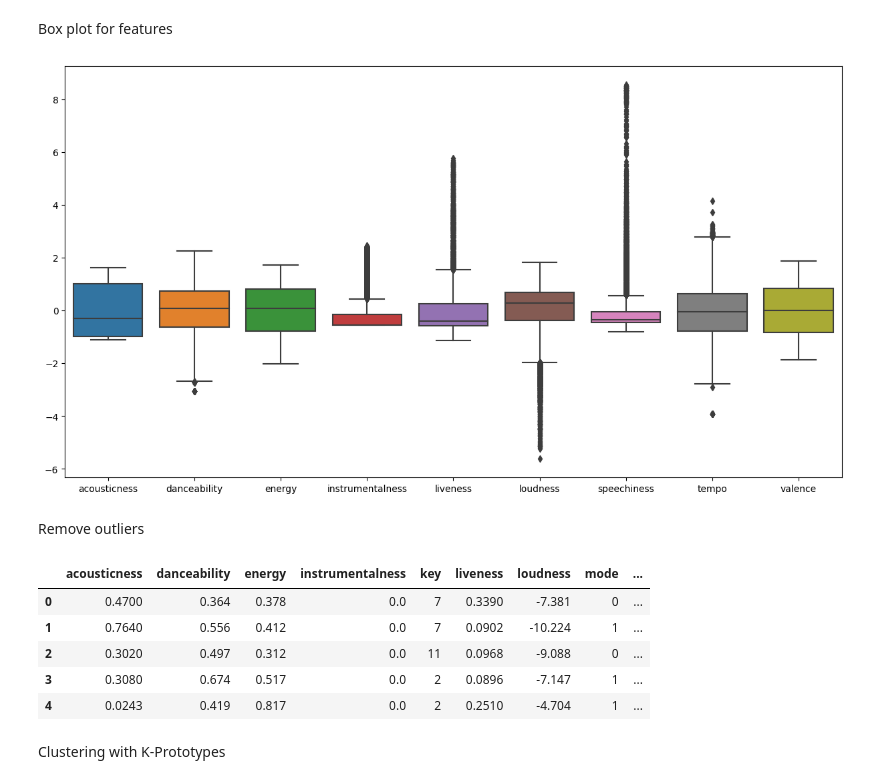
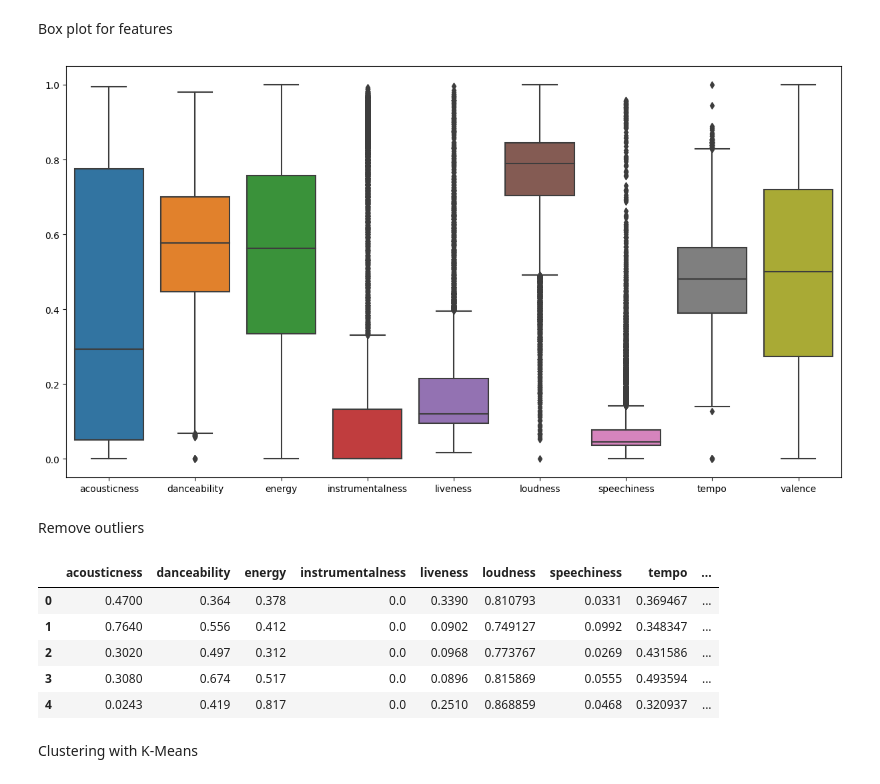
Before and after one commit to ninh-nd/spotify-rec, a Jupyter notebook: seed/data.ipynb, the cells around one changed output. Cells and saved outputs as stored; diff of their text form; code cells hidden in the pictures.

Commit message:
Finish Kmeans clustering

```diff
--- a/seed/data.ipynb
+++ b/seed/data.ipynb
@@ -47,30 +47,30 @@ Box plot for features
 # %%
 
 from sklearn.preprocessing import StandardScaler
-x = df.loc[:, features].values
-x = StandardScaler().fit_transform(x)
-x = pd.DataFrame(x, columns=features)
-sns.boxplot(data=x)
+# Scale tempo and loudness to [0, 1]
+for col in ['loudness', 'tempo']:
+    df[col] = ((df[col] - df[col].min()) / (df[col].max() - df[col].min()))
+sns.boxplot(data=df[features])
 # Resize plot
 plt.gcf().set_size_inches(15, 8)
 plt.show()
 # %% [output]
-[figure, old version]
+[figure, new version]
 # %% [markdown]
 Remove outliers
 # %%
 # Remove any data with tempo = 0
 no_out_df = df[df['tempo'] != 0]
-# Remove the first and the last column
-no_out_df = no_out_df.iloc[:, 1:-1]
+# Remove key, mode, time_signature, and genre for training model
+no_out_df = no_out_df.drop(['key', 'mode', 'time_signature', 'genres', 'id'], axis=1)
 no_out_df.head()
 # %% [output]
-|  | acousticness | danceability | energy | instrumentalness | key | liveness | loudness | mode | ... |
-| 0 | 0.4700 | 0.364 | 0.378 | 0.0 | 7 | 0.3390 | -7.381 | 0 | ... |
-| 1 | 0.7640 | 0.556 | 0.412 | 0.0 | 7 | 0.0902 | -10.224 | 1 | ... |
-| 2 | 0.3020 | 0.497 | 0.312 | 0.0 | 11 | 0.0968 | -9.088 | 0 | ... |
-| 3 | 0.3080 | 0.674 | 0.517 | 0.0 | 2 | 0.0896 | -7.147 | 1 | ... |
-| 4 | 0.0243 | 0.419 | 0.817 | 0.0 | 2 | 0.2510 | -4.704 | 1 | ... |
+|  | acousticness | danceability | energy | instrumentalness | liveness | loudness | speechiness | tempo | ... |
+| 0 | 0.4700 | 0.364 | 0.378 | 0.0 | 0.3390 | 0.810793 | 0.0331 | 0.369467 | ... |
+| 1 | 0.7640 | 0.556 | 0.412 | 0.0 | 0.0902 | 0.749127 | 0.0992 | 0.348347 | ... |
+| 2 | 0.3020 | 0.497 | 0.312 | 0.0 | 0.0968 | 0.773767 | 0.0269 | 0.431586 | ... |
+| 3 | 0.3080 | 0.674 | 0.517 | 0.0 | 0.0896 | 0.815869 | 0.0555 | 0.493594 | ... |
+| 4 | 0.0243 | 0.419 | 0.817 | 0.0 | 0.2510 | 0.868859 | 0.0468 | 0.320937 | ... |
 # %% [markdown]
-Clustering with K-Prototypes
+Clustering with K-Means
 # %%
```
Also changed, not shown: parts of 8 cells of this notebook.
